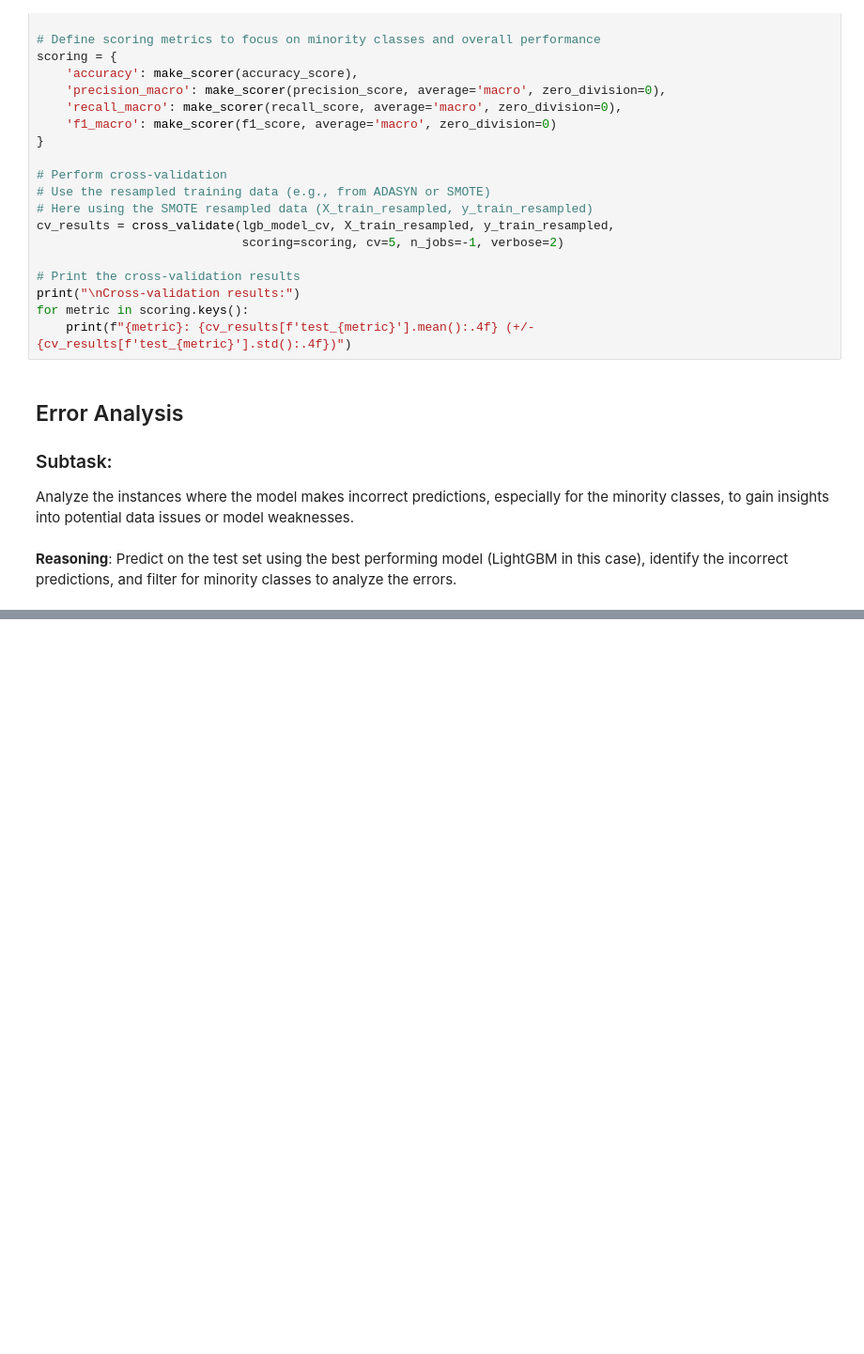
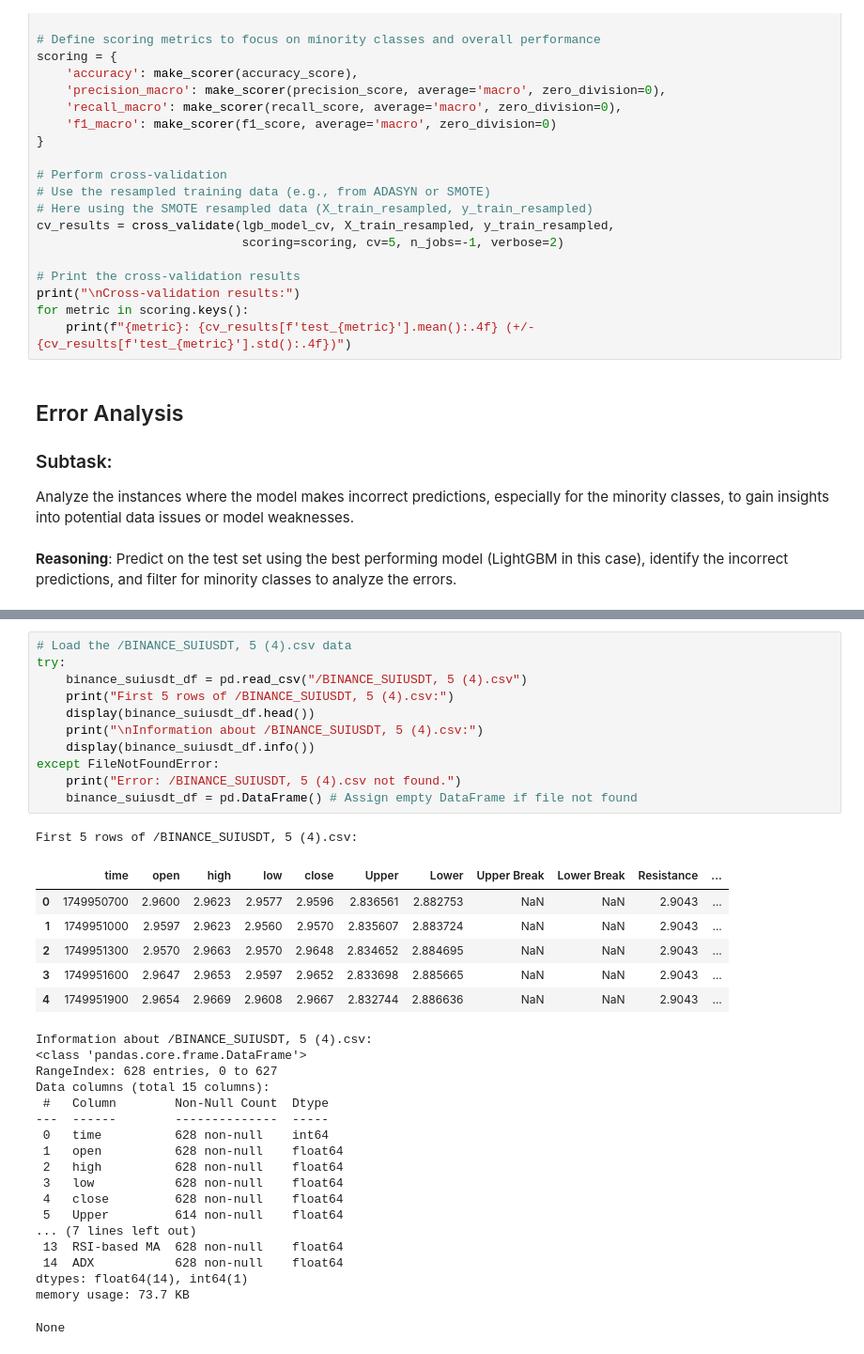
Before and after one commit to ashishrao98765/ml-trade-agent, a Jupyter notebook: Untitled2.ipynb, the cells around one changed output, grey strips where cells are left out. Shown at 94% size. Drawn from its saved outputs; the diff is of its cells as text; blank space fills up the shorter version.

```diff
--- a/Untitled2.ipynb
+++ b/Untitled2.ipynb
@@ -4214,0 +3979,37 @@ display(incorrect_minority_predictions)
+# %%
+# Load the /BINANCE_SUIUSDT, 5 (4).csv data
+try:
+    binance_suiusdt_df = pd.read_csv("/BINANCE_SUIUSDT, 5 (4).csv")
+    print("First 5 rows of /BINANCE_SUIUSDT, 5 (4).csv:")
+    display(binance_suiusdt_df.head())
+    print("\nInformation about /BINANCE_SUIUSDT, 5 (4).csv:")
+    display(binance_suiusdt_df.info())
+except FileNotFoundError:
+    print("Error: /BINANCE_SUIUSDT, 5 (4).csv not found.")
+    binance_suiusdt_df = pd.DataFrame() # Assign empty DataFrame if file not found
+# %% [output]
+First 5 rows of /BINANCE_SUIUSDT, 5 (4).csv:
+|  | time | open | high | low | close | Upper | Lower | Upper Break | Lower Break | Resistance | ... |
+| 0 | 1749950700 | 2.9600 | 2.9623 | 2.9577 | 2.9596 | 2.836561 | 2.882753 | NaN | NaN | 2.9043 | ... |
+| 1 | 1749951000 | 2.9597 | 2.9623 | 2.9560 | 2.9570 | 2.835607 | 2.883724 | NaN | NaN | 2.9043 | ... |
+| 2 | 1749951300 | 2.9570 | 2.9663 | 2.9570 | 2.9648 | 2.834652 | 2.884695 | NaN | NaN | 2.9043 | ... |
+| 3 | 1749951600 | 2.9647 | 2.9653 | 2.9597 | 2.9652 | 2.833698 | 2.885665 | NaN | NaN | 2.9043 | ... |
+| 4 | 1749951900 | 2.9654 | 2.9669 | 2.9608 | 2.9667 | 2.832744 | 2.886636 | NaN | NaN | 2.9043 | ... |
+Information about /BINANCE_SUIUSDT, 5 (4).csv:
+<class 'pandas.core.frame.DataFrame'>
+RangeIndex: 628 entries, 0 to 627
+Data columns (total 15 columns):
+ #   Column        Non-Null Count  Dtype
+---  ------        --------------  -----
+ 0   time          628 non-null    int64
+ 1   open          628 non-null    float64
+ 2   high          628 non-null    float64
+ 3   low           628 non-null    float64
+ 4   close         628 non-null    float64
+ 5   Upper         614 non-null    float64
+... (7 lines left out)
+ 13  RSI-based MA  628 non-null    float64
+ 14  ADX           628 non-null    float64
+dtypes: float64(14), int64(1)
+memory usage: 73.7 KB
+None
```
Also changed, not shown: parts of 249 cells of this notebook.
